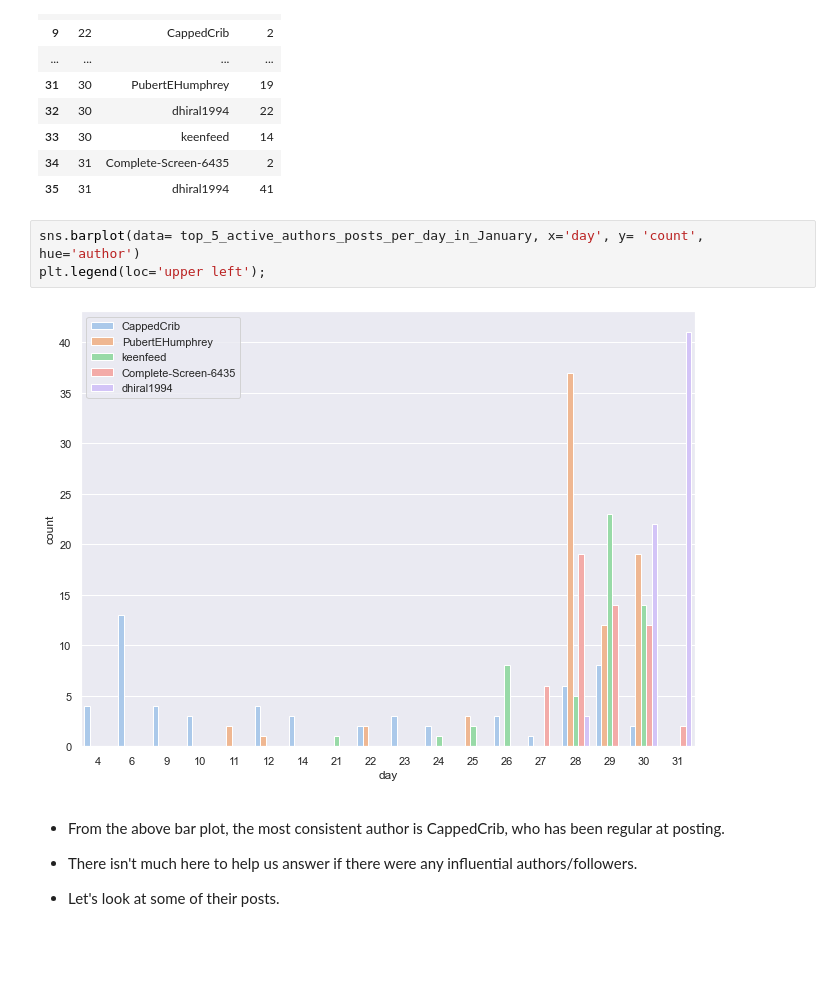
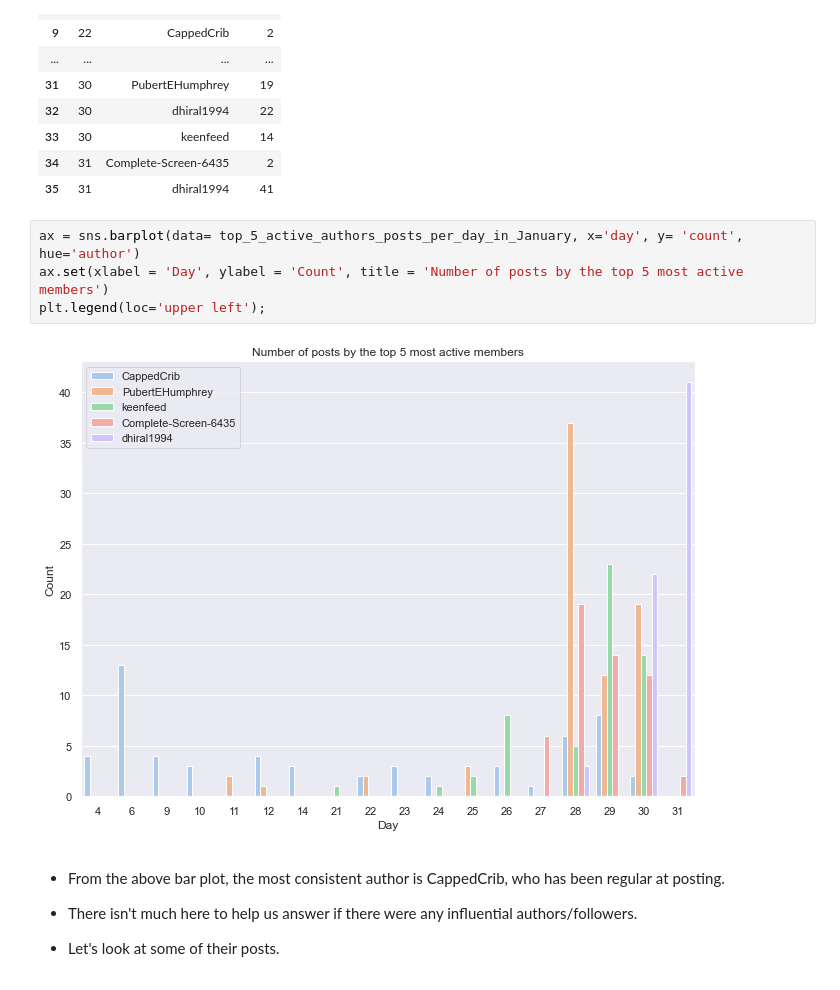
Before and after one commit to vishnu-raju/wallstreetbets_analysis, a Jupyter notebook: rwallstreetbets.ipynb, the cells around one changed output. Drawn from its saved outputs; the diff is of its cells as text; blank space fills up the shorter version.

```diff
--- a/rwallstreetbets.ipynb
+++ b/rwallstreetbets.ipynb
@@ -216,10 +260,11 @@ top_5_active_authors_posts_per_day_in_January
 | 34 | 31 | Complete-Screen-6435 | 2 |
 | 35 | 31 | dhiral1994 | 41 |
 # %%
-sns.barplot(data= top_5_active_authors_posts_per_day_in_January, x='day', y= 'count', hue='author')
+ax = sns.barplot(data= top_5_active_authors_posts_per_day_in_January, x='day', y= 'count', hue='author')
+ax.set(xlabel = 'Day', ylabel = 'Count', title = 'Number of posts by the top 5 most active members')
 plt.legend(loc='upper left');
 # %% [output]
-[figure, old version]
+[figure, new version]
 # %% [markdown]
 - From the above bar plot, the most consistent author is CappedCrib, who has been regular at posting.
 
```
Also changed, not shown: parts of 18 cells of this notebook.
